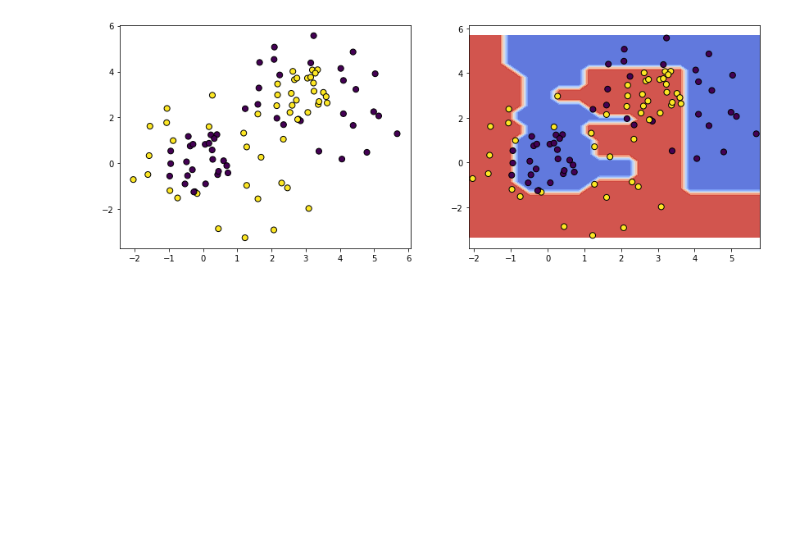
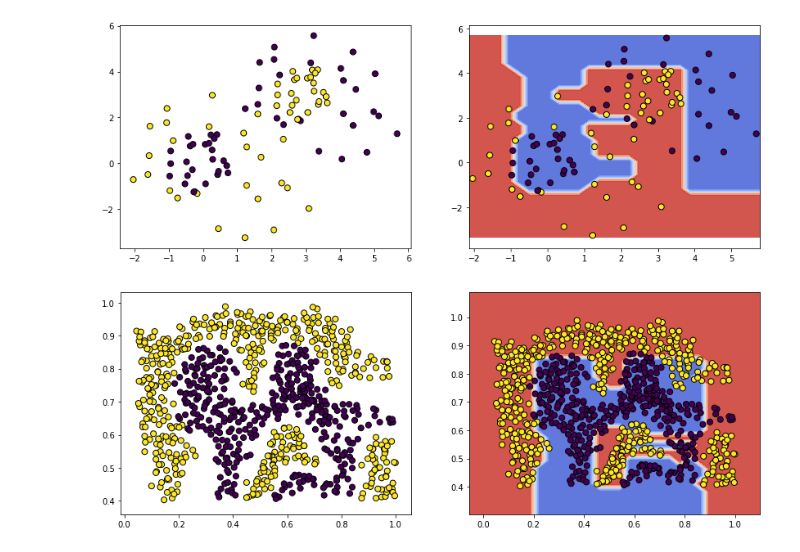
Before and after one commit to AtulAnshumanSingh/MachineLearning, a Jupyter notebook: An Implementation of Gradient Boosting Machine.ipynb, the cells around one changed output. Cells and saved outputs as stored; diff of their text form; code cells hidden in the pictures; blank space fills up the shorter version.

```diff
--- a/An Implementation of Gradient Boosting Machine.ipynb
+++ b/An Implementation of Gradient Boosting Machine.ipynb
@@ -140,3 +141,18 @@ learners=GBM(np.copy(data),0,1,M,100)
 plot(data)
 # %% [output]
 [figure]
+# %%
+data_2=[]
+with open("ex8a.csv") as f:
+    reader = csv.reader(f)
+    for row in reader:
+        data_2.append(row)
+    f.close()
+
+data_2=np.array(np.vstack(data_2))
+data=np.ndarray.astype(data_2,float)
+M=100
+learners=GBM(np.copy(data),0,1,M,100)
+plot(data)
+# %% [output]
+[figure, added]
```
Also changed, not shown: parts of 1 cell of this notebook.
